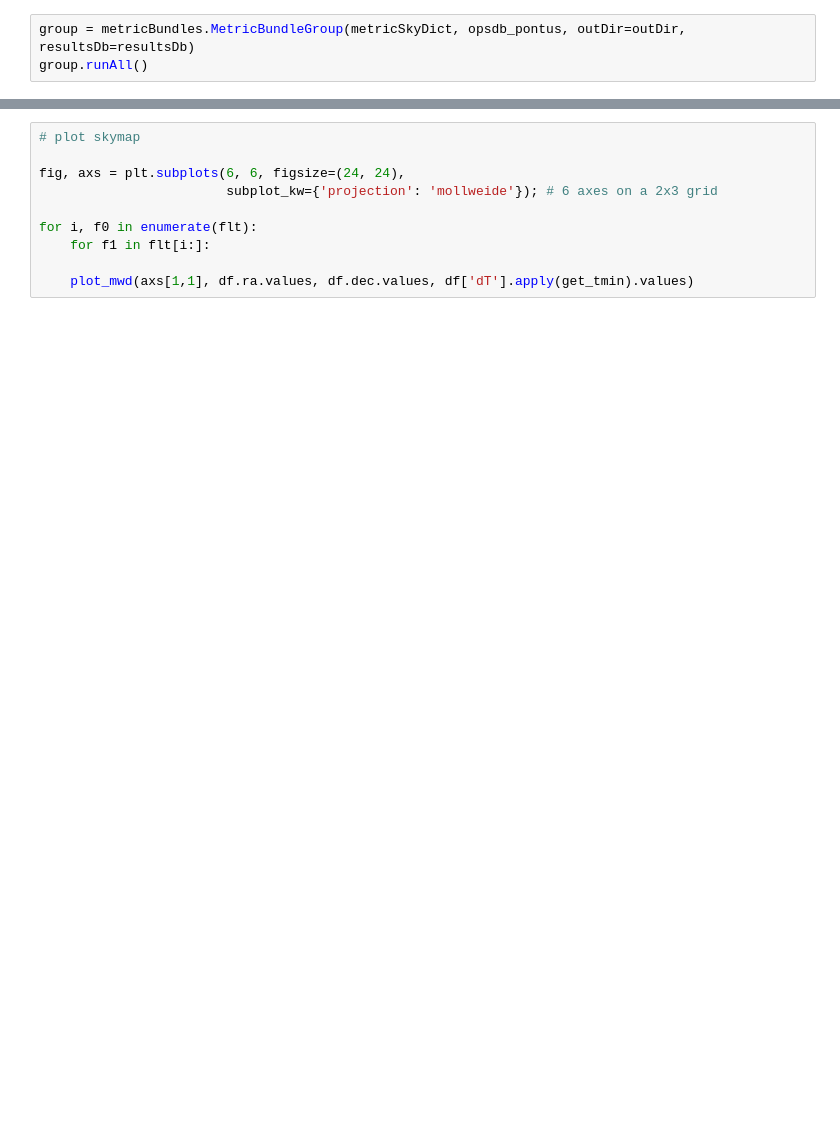
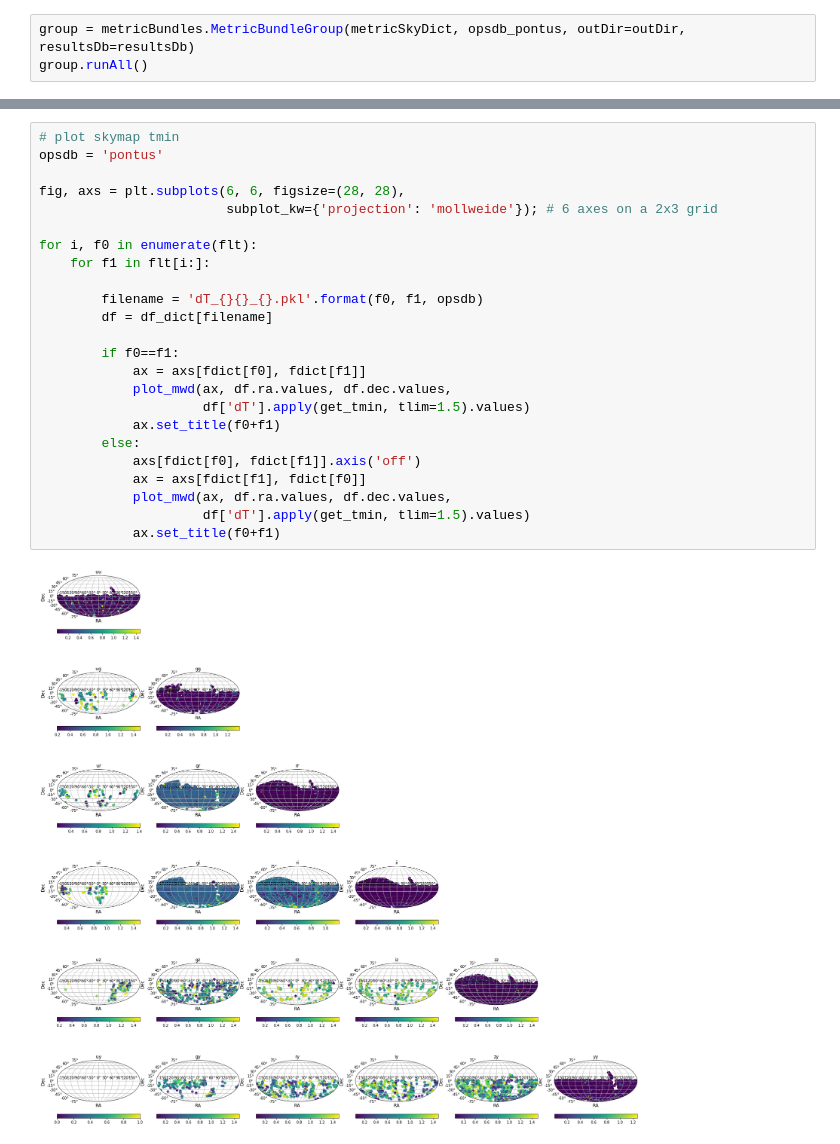
Before and after one commit to xiaolng/weekly_report, a Jupyter notebook: source/timeGapsMetric.ipynb, the cells around one changed output, grey strips where cells are left out. Saved outputs shown, nothing was run; the diff lists cells and outputs as text; blank space fills up the shorter version.

```diff
--- a/source/timeGapsMetric.ipynb
+++ b/source/timeGapsMetric.ipynb
@@ -165,10 +317,26 @@ for i, f0 in enumerate(flt):
 # %%
-# plot skymap
+# plot skymap tmin
+opsdb = 'pontus'
 
-fig, axs = plt.subplots(6, 6, figsize=(24, 24),
+fig, axs = plt.subplots(6, 6, figsize=(28, 28),
                         subplot_kw={'projection': 'mollweide'}); # 6 axes on a 2x3 grid
 
 for i, f0 in enumerate(flt):
     for f1 in flt[i:]:
 
-    plot_mwd(axs[1,1], df.ra.values, df.dec.values, df['dT'].apply(get_tmin).values)
+        filename = 'dT_{}{}_{}.pkl'.format(f0, f1, opsdb)
+        df = df_dict[filename]
+
+        if f0==f1:
+            ax = axs[fdict[f0], fdict[f1]]
+            plot_mwd(ax, df.ra.values, df.dec.values,
+                     df['dT'].apply(get_tmin, tlim=1.5).values)
+            ax.set_title(f0+f1)
+        else:
+            axs[fdict[f0], fdict[f1]].axis('off')
+            ax = axs[fdict[f1], fdict[f0]]
+            plot_mwd(ax, df.ra.values, df.dec.values,
+                     df['dT'].apply(get_tmin, tlim=1.5).values)
+            ax.set_title(f0+f1)
+# %% [output]
+[figure, added]
```
Also changed, not shown: parts of 16 cells of this notebook.
